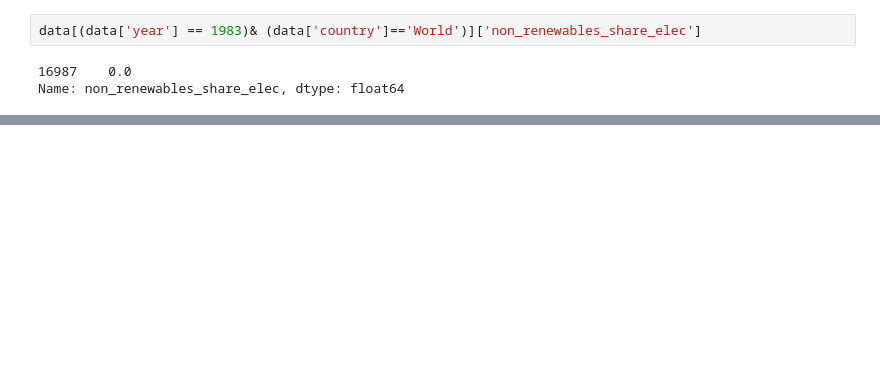
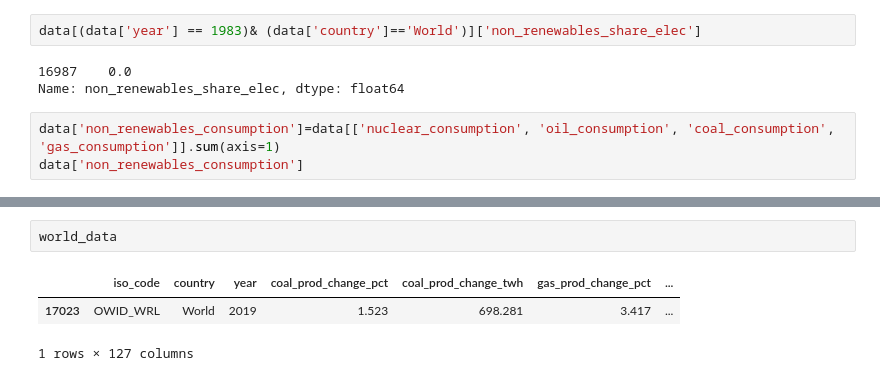
Before and after one commit to henrymmarques/DataVizProj, a Jupyter notebook: project_DV.ipynb, the cells around one changed output, grey strips where cells are left out. Drawn from its saved outputs; the diff is of its cells as text; blank space fills up the shorter version.

```diff
--- a/project_DV.ipynb
+++ b/project_DV.ipynb
@@ -1109,3 +1111,6 @@ data[(data['year'] == 1983)& (data['country']=='World')]['non_renewables_share_e
 # %% [output]
 16987    0.0
 Name: non_renewables_share_elec, dtype: float64
+# %%
+data['non_renewables_consumption']=data[['nuclear_consumption', 'oil_consumption', 'coal_consumption', 'gas_consumption']].sum(axis=1)
+data['non_renewables_consumption']
@@ -1111,0 +1208,6 @@ Name: non_renewables_share_elec, dtype: float64
+# %%
+world_data
+# %% [output]
+|  | iso_code | country | year | coal_prod_change_pct | coal_prod_change_twh | gas_prod_change_pct | ... |
+| 17023 | OWID_WRL | World | 2019 | 1.523 | 698.281 | 3.417 | ... |
+1 rows × 127 columns
```
Also changed, not shown: parts of 4 cells of this notebook, 1 other file.
